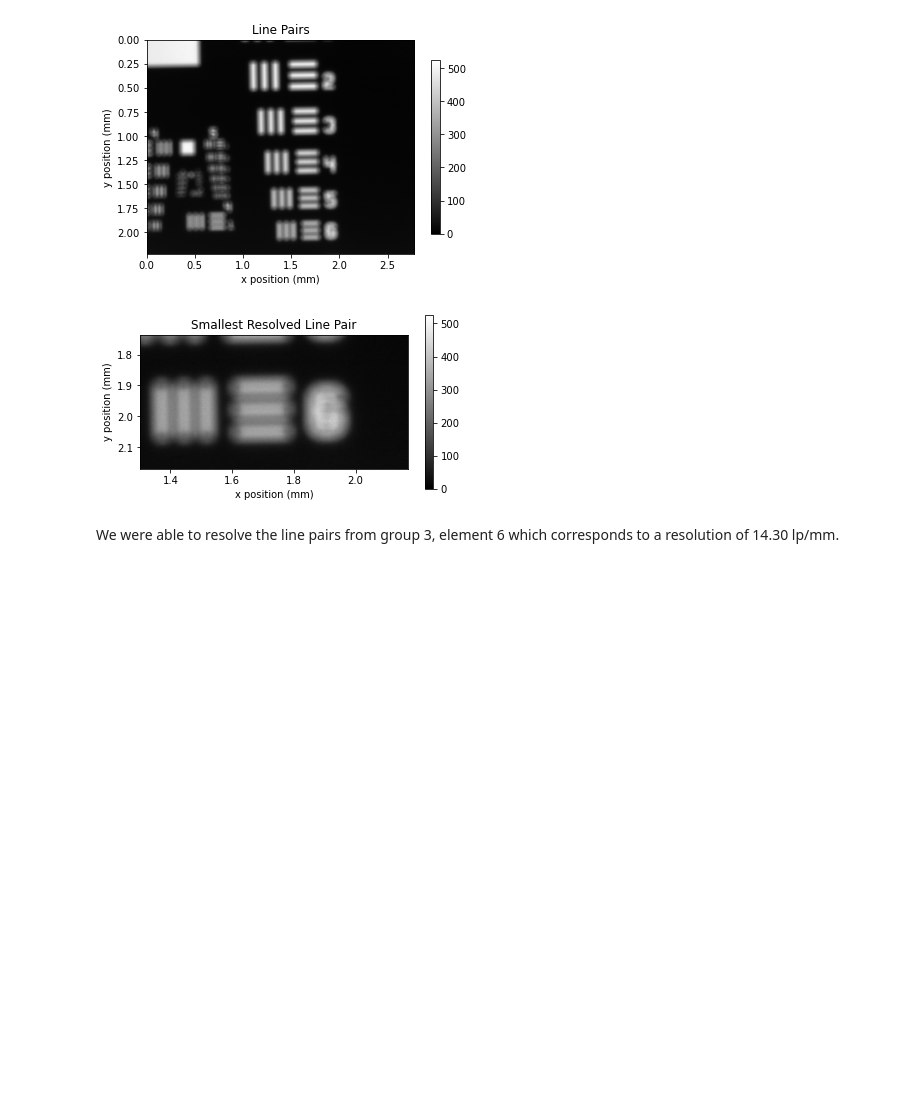
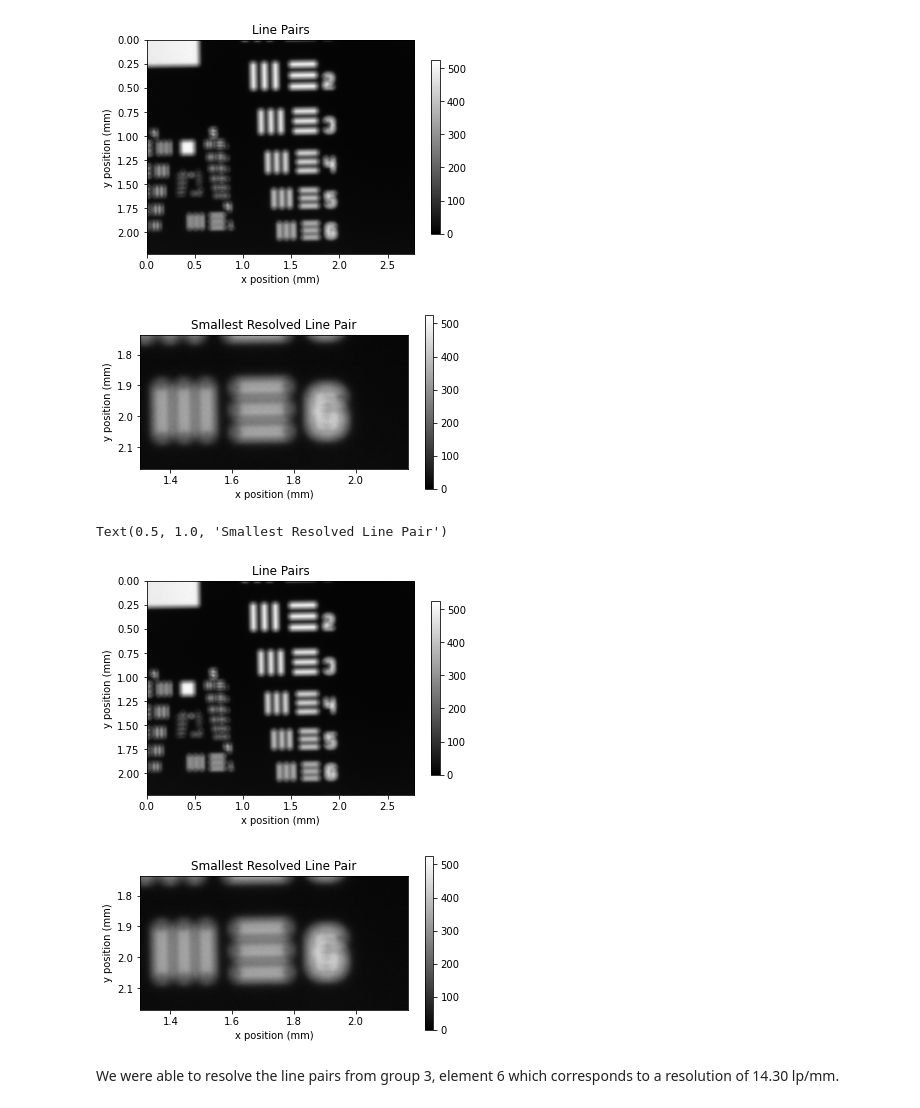
Before and after one commit to dishamishra/Labs_Imager, a Jupyter notebook: Lab2 Part2 (Clean).ipynb, the cells around one changed output. Drawn from its saved outputs; the diff is of its cells as text; code cells hidden in the pictures; blank space fills up the shorter version.

```diff
--- a/Lab2 Part2 (Clean).ipynb
+++ b/Lab2 Part2 (Clean).ipynb
@@ -213,6 +213,27 @@ plt.title("Smallest Resolved Line Pair") #3,6
 Text(0.5, 1.0, 'Smallest Resolved Line Pair')
 [figure]
 [figure]
+# %%
+fig = np.load("LinePairData.npy")
+X=fig.shape[1]
+Y=fig.shape[0]
+x=plt.imshow(fig, cmap='gray', extent=[0,X*mmpp,Y*mmpp,0])
+plt.colorbar(x,shrink=0.8)
+plt.title("Line Pairs")
+plt.xlabel("x position (mm)")
+plt.ylabel("y position (mm)")
+plt.figure()
+x=plt.imshow(fig, cmap='gray', extent=[0,X*mmpp,Y*mmpp,0])
+plt.colorbar(x, shrink=0.8)
+plt.xlim(600*mmpp,1000*mmpp)
+plt.ylim(1000*mmpp,800*mmpp)
+plt.xlabel("x position (mm)")
+plt.ylabel("y position (mm)")
+plt.title("Smallest Resolved Line Pair") #3,6
+# %% [output]
+Text(0.5, 1.0, 'Smallest Resolved Line Pair')
+[figure, added]
+[figure, added]
 # %% [markdown]
 We were able to resolve the line pairs from group 3, element 6 which corresponds to a resolution of 14.30 lp/mm.
 # %% [markdown]
```
Also changed, not shown: parts of 7 cells of this notebook, 2 other files.
